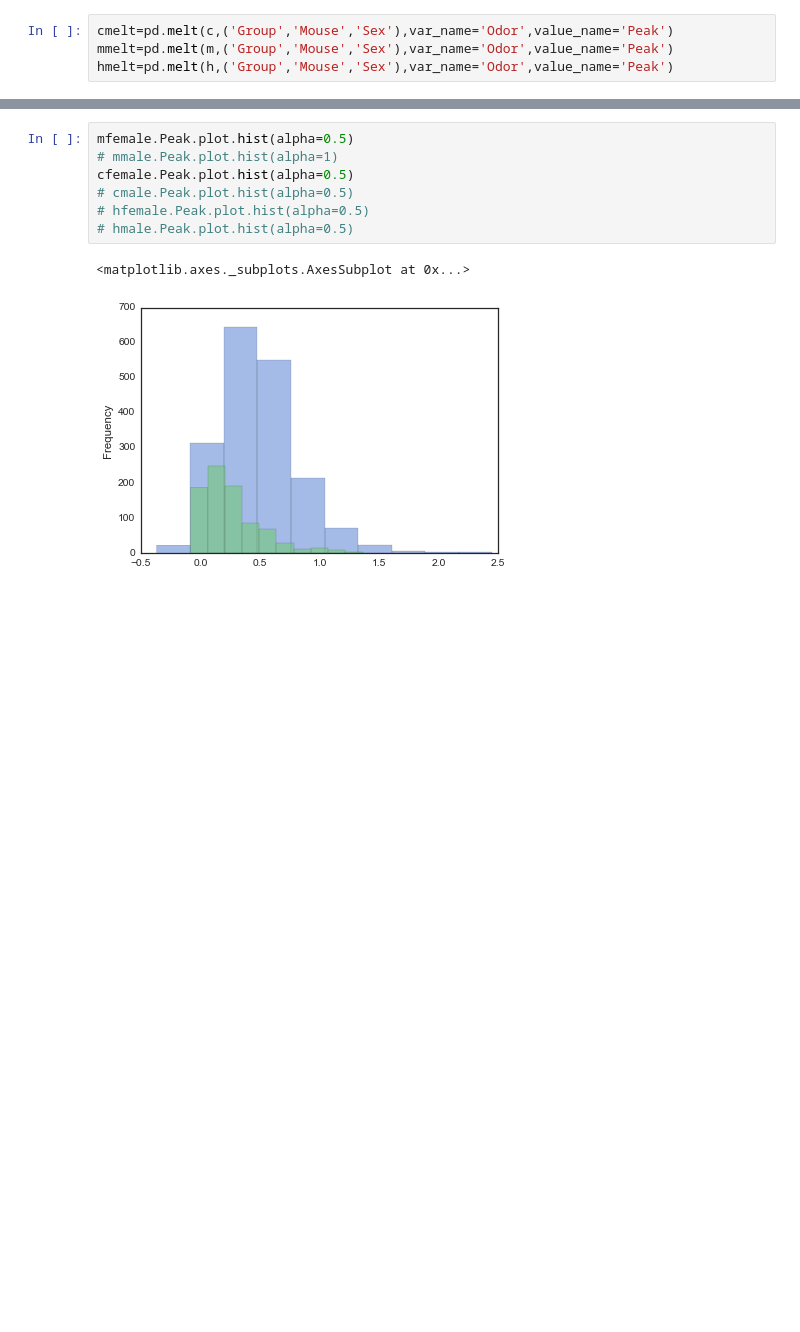
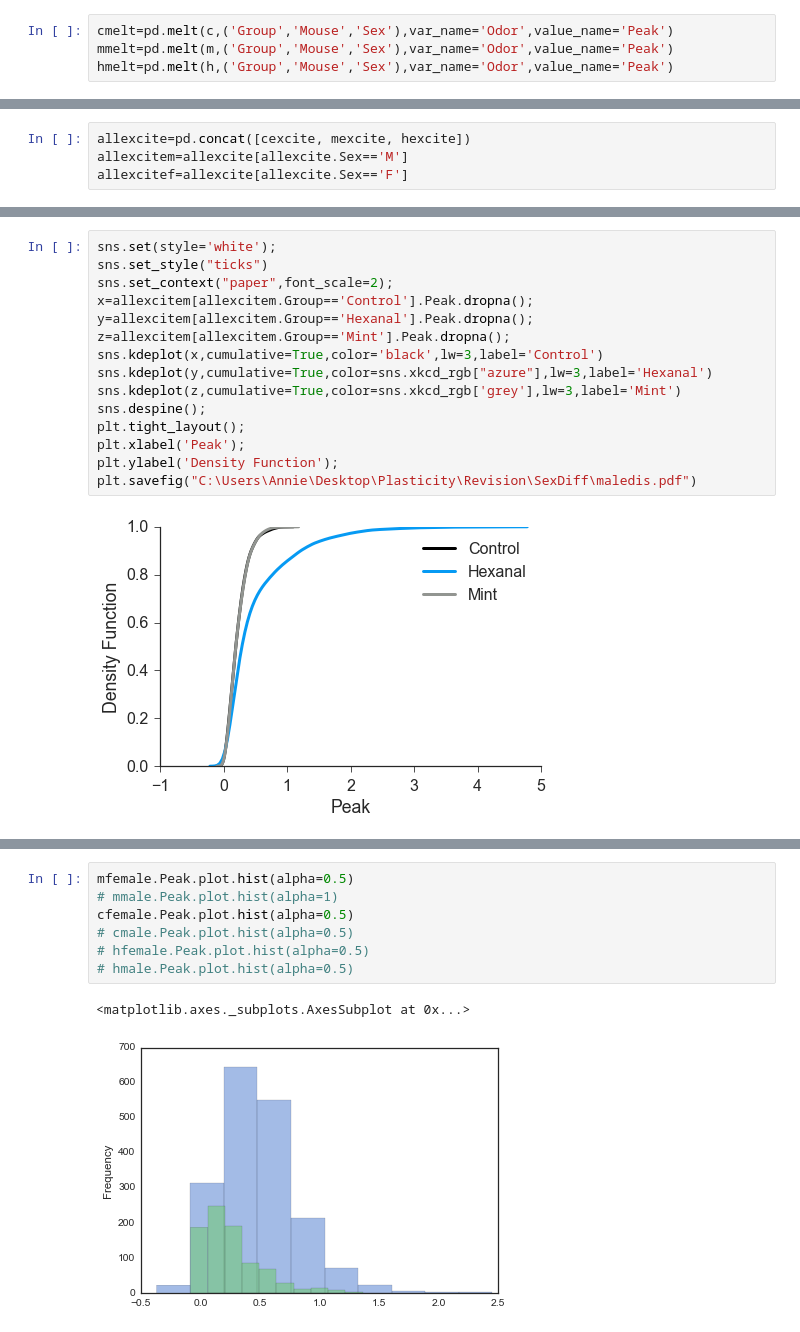
Before and after one commit to liu-annie/CaI, a Jupyter notebook: Revision_Analyses.ipynb, the cells around one changed output, grey strips where cells are left out. Saved outputs shown, nothing was run; the diff lists cells and outputs as text; blank space fills up the shorter version.

```diff
--- a/Revision_Analyses.ipynb
+++ b/Revision_Analyses.ipynb
@@ -168 +163,5 @@ hmelt=pd.melt(h,('Group','Mouse','Sex'),var_name='Odor',value_name='Peak')
+# %%
+allexcite=pd.concat([cexcite, mexcite, hexcite])
+allexcitem=allexcite[allexcite.Sex=='M']
+allexcitef=allexcite[allexcite.Sex=='F']
 # %%
@@ -217,2 +217,19 @@ plt.savefig("C:\Users\Annie\Desktop\Plasticity\Revision\SexDiff\Hexanal.pdf")
 # %% [output]
 [figure]
+# %%
+sns.set(style='white');
+sns.set_style("ticks")
+sns.set_context("paper",font_scale=2);
+x=allexcitem[allexcitem.Group=='Control'].Peak.dropna();
+y=allexcitem[allexcitem.Group=='Hexanal'].Peak.dropna();
+z=allexcitem[allexcitem.Group=='Mint'].Peak.dropna();
+sns.kdeplot(x,cumulative=True,color='black',lw=3,label='Control')
+sns.kdeplot(y,cumulative=True,color=sns.xkcd_rgb["azure"],lw=3,label='Hexanal')
+sns.kdeplot(z,cumulative=True,color=sns.xkcd_rgb['grey'],lw=3,label='Mint')
+sns.despine();
+plt.tight_layout();
+plt.xlabel('Peak');
+plt.ylabel('Density Function');
+plt.savefig("C:\Users\Annie\Desktop\Plasticity\Revision\SexDiff\maledis.pdf")
+# %% [output]
+[figure, added]
```
Also changed, not shown: parts of 19 cells of this notebook.
